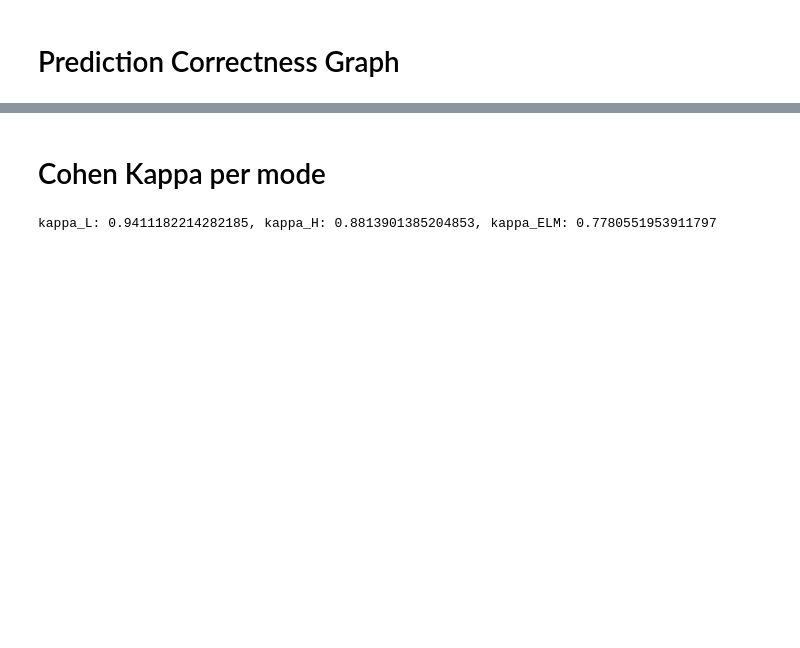
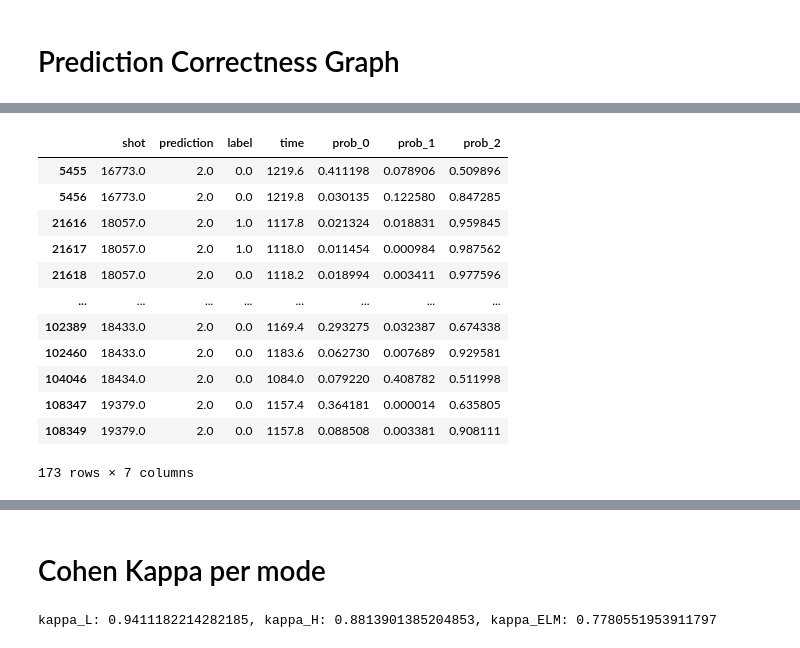
Before and after one commit to Lexmidan/ml_tokamak, a Jupyter notebook: notebooks/visualization_sanbox.ipynb, the cells around one changed output, grey strips where cells are left out. Saved outputs shown, nothing was run; the diff lists cells and outputs as text; code cells hidden in the pictures; blank space fills up the shorter version.

```diff
--- a/notebooks/visualization_sanbox.ipynb
+++ b/notebooks/visualization_sanbox.ipynb
@@ -679,0 +680,16 @@ draw_pred_plot(18248, time_span=(1030, 1100))
+# %%
+clear_false_elms[clear_false_elms['shot']!=16769]
+# %% [output]
+|  | shot | prediction | label | time | prob_0 | prob_1 | prob_2 |
+| 5455 | 16773.0 | 2.0 | 0.0 | 1219.6 | 0.411198 | 0.078906 | 0.509896 |
+| 5456 | 16773.0 | 2.0 | 0.0 | 1219.8 | 0.030135 | 0.122580 | 0.847285 |
+| 21616 | 18057.0 | 2.0 | 1.0 | 1117.8 | 0.021324 | 0.018831 | 0.959845 |
+| 21617 | 18057.0 | 2.0 | 1.0 | 1118.0 | 0.011454 | 0.000984 | 0.987562 |
+| 21618 | 18057.0 | 2.0 | 0.0 | 1118.2 | 0.018994 | 0.003411 | 0.977596 |
+| ... | ... | ... | ... | ... | ... | ... | ... |
+| 102389 | 18433.0 | 2.0 | 0.0 | 1169.4 | 0.293275 | 0.032387 | 0.674338 |
+| 102460 | 18433.0 | 2.0 | 0.0 | 1183.6 | 0.062730 | 0.007689 | 0.929581 |
+| 104046 | 18434.0 | 2.0 | 0.0 | 1084.0 | 0.079220 | 0.408782 | 0.511998 |
+| 108347 | 19379.0 | 2.0 | 0.0 | 1157.4 | 0.364181 | 0.000014 | 0.635805 |
+| 108349 | 19379.0 | 2.0 | 0.0 | 1157.8 | 0.088508 | 0.003381 | 0.908111 |
+173 rows × 7 columns
```
Also changed, not shown: parts of 3 cells of this notebook, 14 other files.
